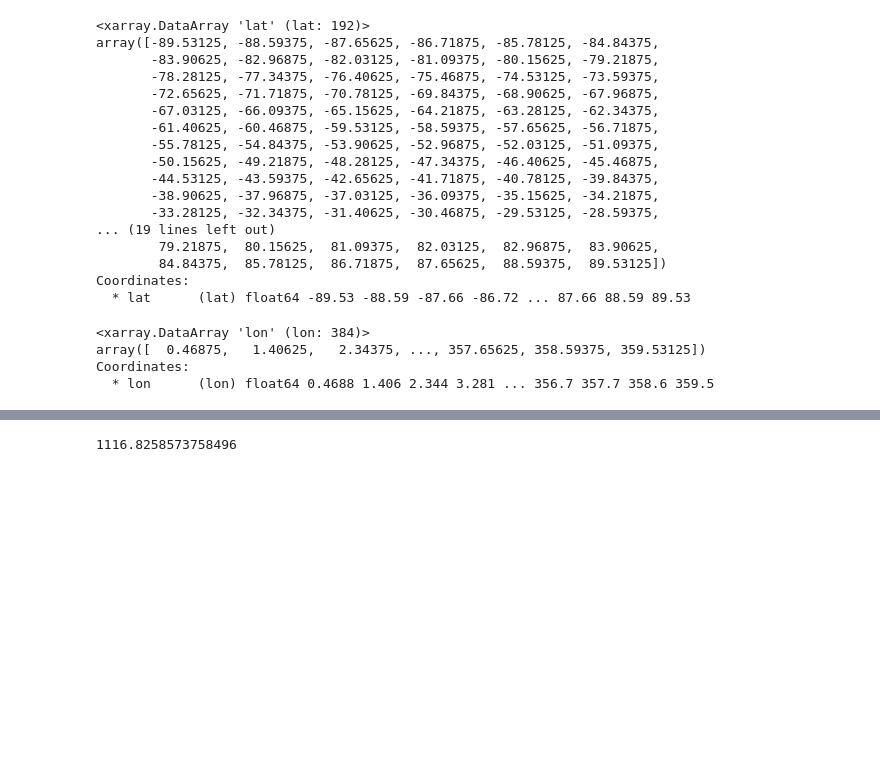
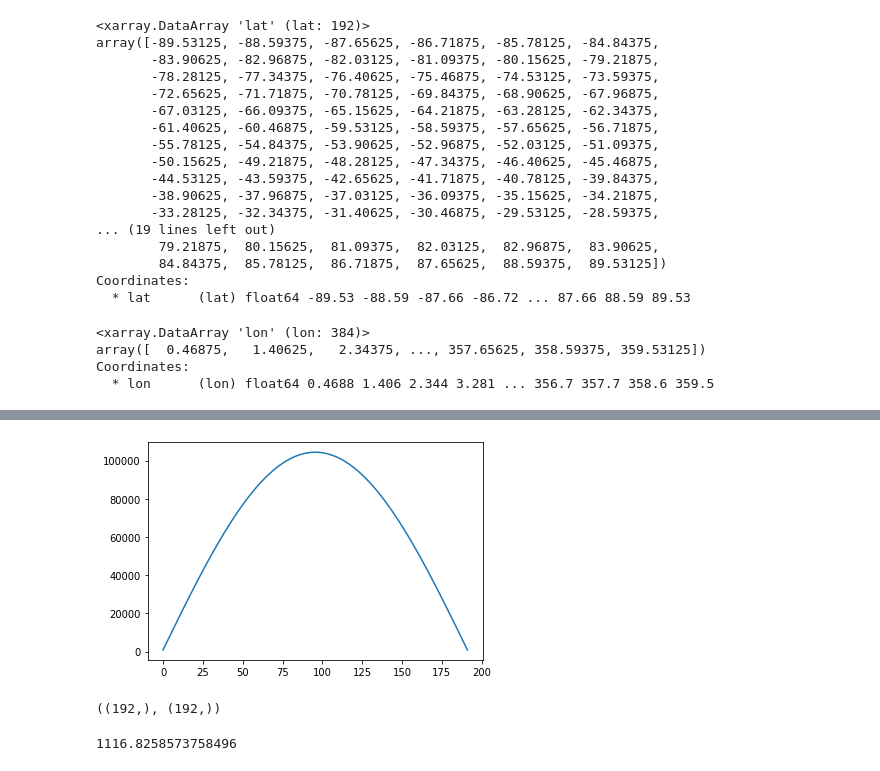
Before and after one commit to ai2cm/fv3net, a Jupyter notebook: notebooks/Stephans-Notebooks/2.1-Compute-Q1-Q2.ipynb, the cells around one changed output, grey strips where cells are left out. Saved outputs shown, nothing was run; the diff lists cells and outputs as text; code cells hidden in the pictures; blank space fills up the shorter version.

```diff
--- a/notebooks/Stephans-Notebooks/2.1-Compute-Q1-Q2.ipynb
+++ b/notebooks/Stephans-Notebooks/2.1-Compute-Q1-Q2.ipynb
@@ -141,3 +132,11 @@ dlon_m = [distance.distance(ll1, ll2).m for (ll1, ll2) in zip(
+# %%
+plt.plot(dlon_m);
+# %% [output]
+[figure, added]
+# %%
+np.array(dlat_m).shape, np.array(dlon_m).shape
+# %% [output]
+((192,), (192,))
 # %%
 distance.distance((80, 0), (90, 0)).km
 # %% [output]
```
Also changed, not shown: parts of 27 cells of this notebook.
